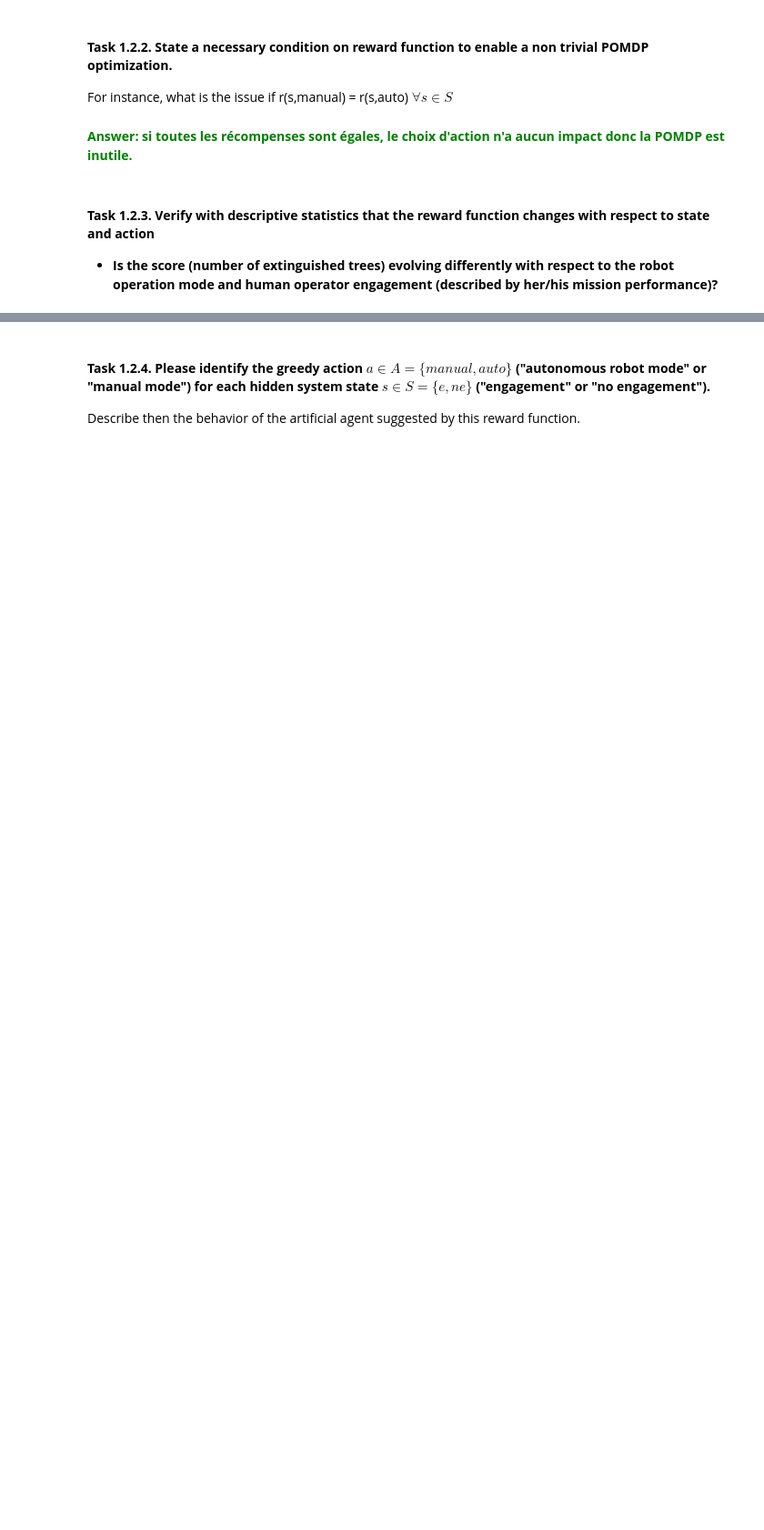
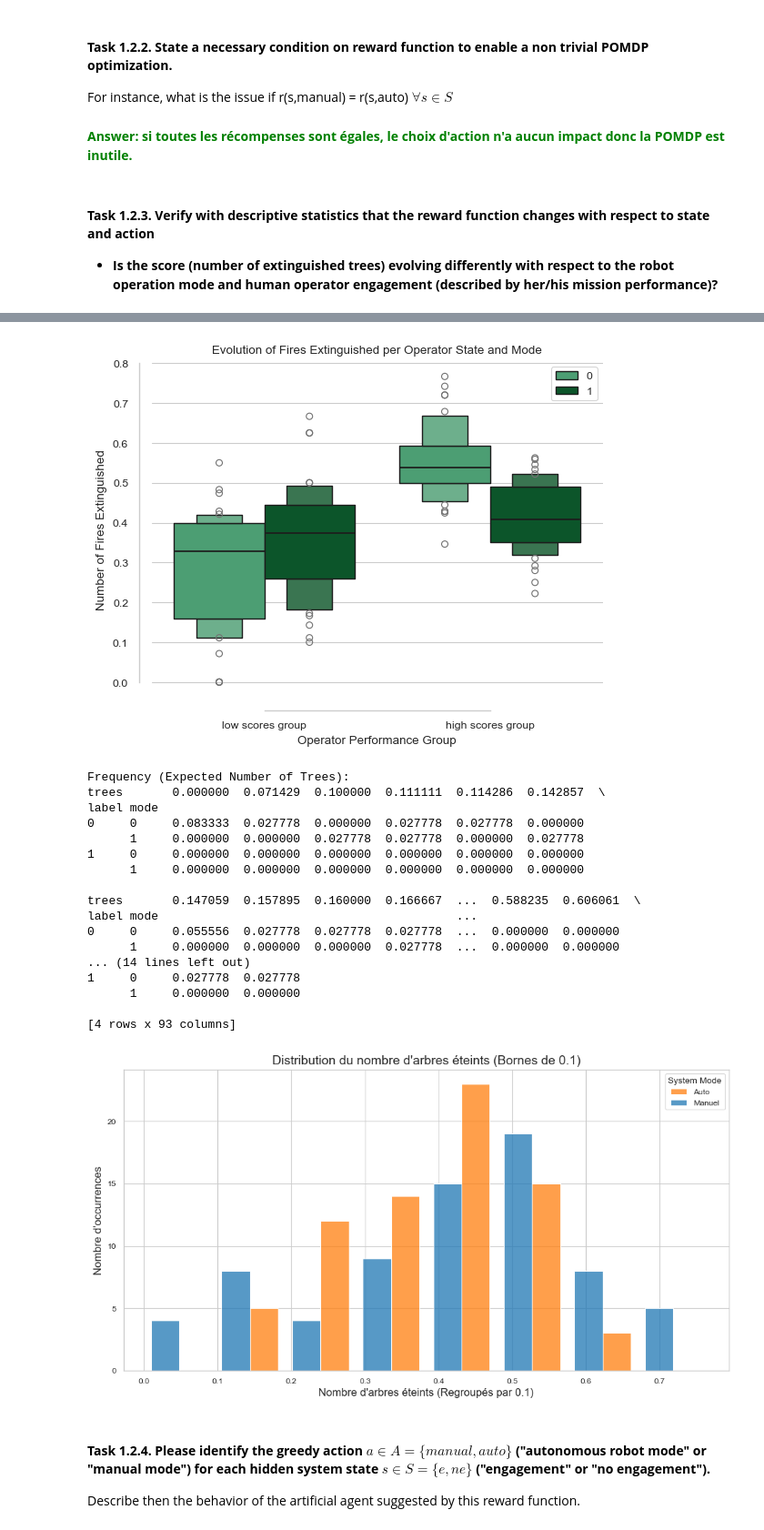
Before and after one commit to Fukkilli/BE_firefighter, a Jupyter notebook: BE_Firefighter_Robot_Game_Student.ipynb, the cells around one changed output, grey strips where cells are left out. Shown at 91% size. Drawn from its saved outputs; the diff is of its cells as text; code cells hidden in the pictures; blank space fills up the shorter version.

```diff
--- a/BE_Firefighter_Robot_Game_Student.ipynb
+++ b/BE_Firefighter_Robot_Game_Student.ipynb
@@ -1136,3 +940,52 @@ TASK 1.2.3 - STATISTICAL VERIFICATION OF REWARD VARIATION
+# %%
+plotting_data_per_mode(dfaveraged_data, "label", "trees")
+
+plt.title('Evolution of Fires Extinguished per Operator State and Mode')
+plt.ylabel('Number of Fires Extinguished')
+plt.xlabel('Operator Performance Group')
+plt.show()
+
+# we can also plot the frequency (or the expected number)
+
+print("Frequency (Expected Number of Trees):")
+frequency_table = dfaveraged_data.groupby(['label', 'mode'])['trees'].value_counts(normalize=True).unstack(fill_value=0)
+print(frequency_table)
+
+sns.set_style("whitegrid")
+plt.figure(figsize=(12, 6))
+
+sns.histplot(data=dfaveraged_data, x="trees", hue="mode",
+             binwidth=0.1, multiple="dodge", shrink=0.8)
+
+# Personnalisation des axes
+plt.title("Distribution du nombre d'arbres éteints (Bornes de 0.1)", fontsize=14)
+plt.xlabel("Nombre d'arbres éteints (Regroupés par 0.1)", fontsize=12)
+plt.ylabel("Nombre d'occurrences", fontsize=12)
+
+# Amélioration de la légende
+plt.legend(title="System Mode", labels=['Auto', 'Manuel'])
+
+plt.show()
+# %% [output]
+[figure, added]
+Frequency (Expected Number of Trees):
+trees       0.000000  0.071429  0.100000  0.111111  0.114286  0.142857  \
+label mode
+0     0     0.083333  0.027778  0.000000  0.027778  0.027778  0.000000
+      1     0.000000  0.000000  0.027778  0.027778  0.000000  0.027778
+1     0     0.000000  0.000000  0.000000  0.000000  0.000000  0.000000
+      1     0.000000  0.000000  0.000000  0.000000  0.000000  0.000000
+
+trees       0.147059  0.157895  0.160000  0.166667  ...  0.588235  0.606061  \
+label mode                                          ...
+0     0     0.055556  0.027778  0.027778  0.027778  ...  0.000000  0.000000
+      1     0.000000  0.000000  0.000000  0.027778  ...  0.000000  0.000000
+... (14 lines left out)
+1     0     0.027778  0.027778
+      1     0.000000  0.000000
+
+[4 rows x 93 columns]
+[figure, added]
 # %% [markdown]
 #### **Task 1.2.4. Please identify the greedy action $a \in A = \{manual, auto\}$ ("autonomous robot mode" or "manual mode") for each hidden system state $s \in S = \{e, ne\}$ ("engagement" or "no engagement").**
 
```
Also changed, not shown: parts of 19 cells of this notebook.
